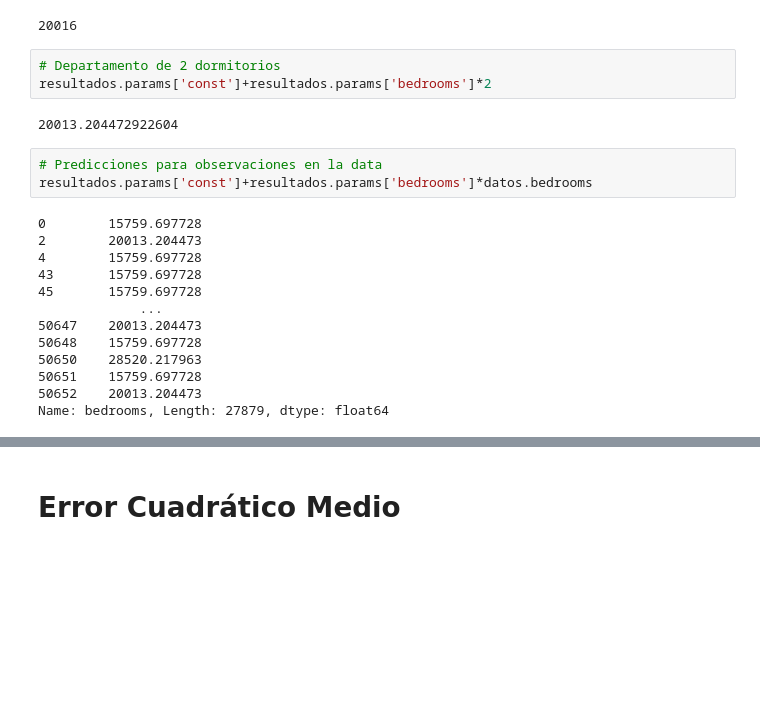
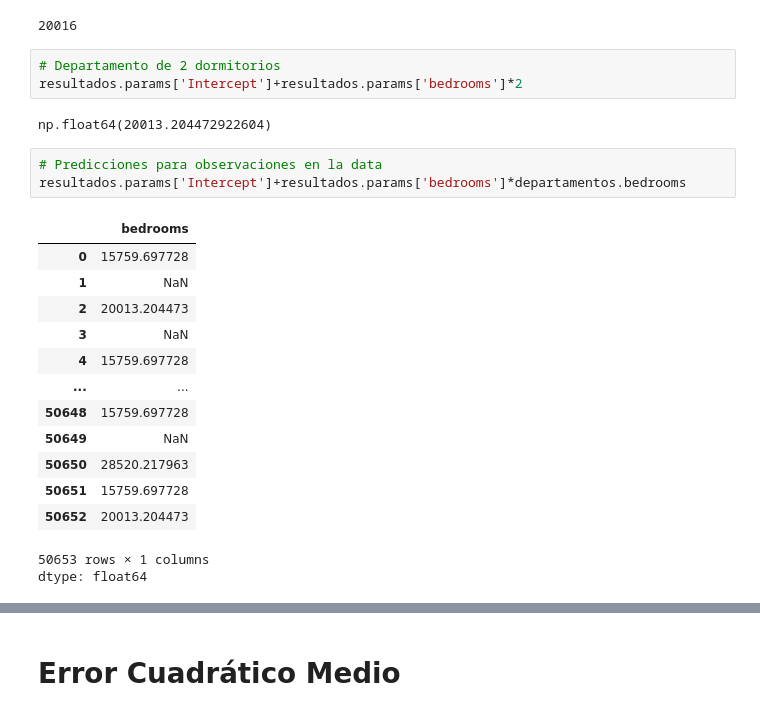
Before and after one commit to rpasquini/metodos_cuantitativos, a Jupyter notebook: notebooks/python/OLS_2_Ajuste_Propiedades_Test_de_Hipótesis_V2.ipynb, the cells around one changed output, grey strips where cells are left out. Saved outputs shown, nothing was run; the diff lists cells and outputs as text; blank space fills up the shorter version.

```diff
--- a/notebooks/python/OLS_2_Ajuste_Propiedades_Test_de_Hipótesis_V2.ipynb
+++ b/notebooks/python/OLS_2_Ajuste_Propiedades_Test_de_Hipótesis_V2.ipynb
@@ -98,23 +87,25 @@ $\hat{Y}=\hat{\beta_0}+\hat{\beta_1}*X$
 20016
 # %%
 # Departamento de 2 dormitorios
-resultados.params['const']+resultados.params['bedrooms']*2
+resultados.params['Intercept']+resultados.params['bedrooms']*2
 # %% [output]
-20013.204472922604
+np.float64(20013.204472922604)
 # %%
 # Predicciones para observaciones en la data
-resultados.params['const']+resultados.params['bedrooms']*datos.bedrooms
+resultados.params['Intercept']+resultados.params['bedrooms']*departamentos.bedrooms
 # %% [output]
+|  | bedrooms |
+| 0 | 15759.697728 |
+| 1 | NaN |
+| 2 | 20013.204473 |
+| 3 | NaN |
+| 4 | 15759.697728 |
+| ... | ... |
+| 50648 | 15759.697728 |
+| 50649 | NaN |
+| 50650 | 28520.217963 |
+| 50651 | 15759.697728 |
+| 50652 | 20013.204473 |
-0        15759.697728
-2        20013.204473
-4        15759.697728
-43       15759.697728
-45       15759.697728
-             ...
-50647    20013.204473
-50648    15759.697728
-50650    28520.217963
-50651    15759.697728
-50652    20013.204473
-Name: bedrooms, Length: 27879, dtype: float64
+50653 rows × 1 columns
+dtype: float64
 # %%
```
Also changed, not shown: parts of 17 cells of this notebook.
